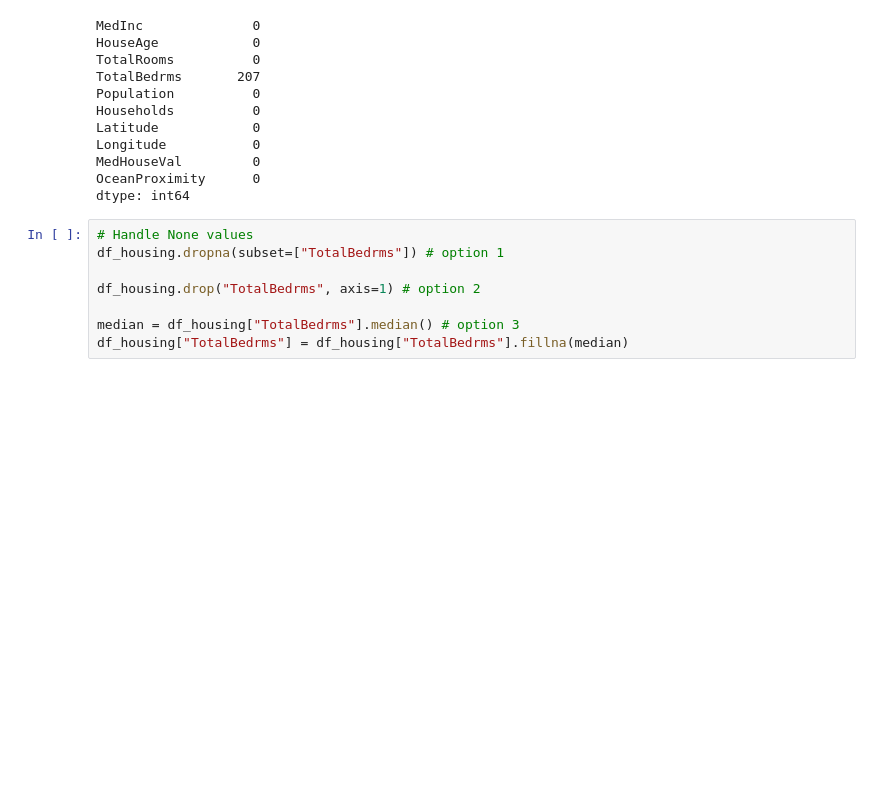
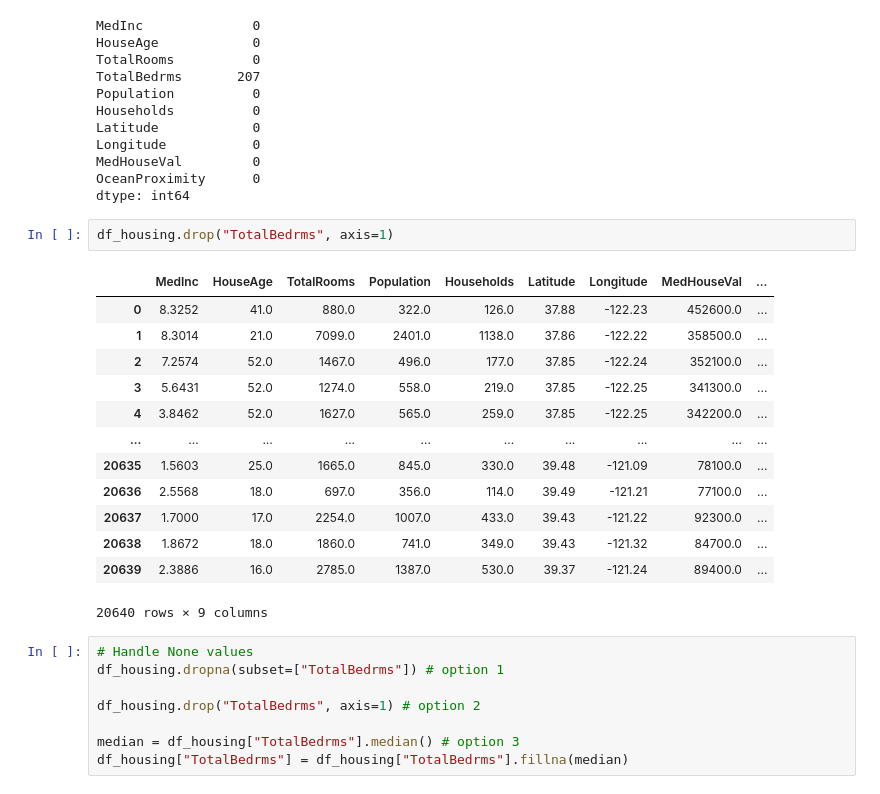
Before and after one commit to tepna/ds-course-materials, a Jupyter notebook: notebooks/lectures/l10_data_preprocessing.ipynb, the cells around one changed output. Cells and saved outputs as stored; diff of their text form; blank space fills up the shorter version.

```diff
--- a/notebooks/lectures/l10_data_preprocessing.ipynb
+++ b/notebooks/lectures/l10_data_preprocessing.ipynb
@@ -370,6 +376,22 @@ Longitude           0
 MedHouseVal         0
 OceanProximity      0
 dtype: int64
+# %%
+df_housing.drop("TotalBedrms", axis=1)
+# %% [output]
+|  | MedInc | HouseAge | TotalRooms | Population | Households | Latitude | Longitude | MedHouseVal | ... |
+| 0 | 8.3252 | 41.0 | 880.0 | 322.0 | 126.0 | 37.88 | -122.23 | 452600.0 | ... |
+| 1 | 8.3014 | 21.0 | 7099.0 | 2401.0 | 1138.0 | 37.86 | -122.22 | 358500.0 | ... |
+| 2 | 7.2574 | 52.0 | 1467.0 | 496.0 | 177.0 | 37.85 | -122.24 | 352100.0 | ... |
+| 3 | 5.6431 | 52.0 | 1274.0 | 558.0 | 219.0 | 37.85 | -122.25 | 341300.0 | ... |
+| 4 | 3.8462 | 52.0 | 1627.0 | 565.0 | 259.0 | 37.85 | -122.25 | 342200.0 | ... |
+| ... | ... | ... | ... | ... | ... | ... | ... | ... | ... |
+| 20635 | 1.5603 | 25.0 | 1665.0 | 845.0 | 330.0 | 39.48 | -121.09 | 78100.0 | ... |
+| 20636 | 2.5568 | 18.0 | 697.0 | 356.0 | 114.0 | 39.49 | -121.21 | 77100.0 | ... |
+| 20637 | 1.7000 | 17.0 | 2254.0 | 1007.0 | 433.0 | 39.43 | -121.22 | 92300.0 | ... |
+| 20638 | 1.8672 | 18.0 | 1860.0 | 741.0 | 349.0 | 39.43 | -121.32 | 84700.0 | ... |
+| 20639 | 2.3886 | 16.0 | 2785.0 | 1387.0 | 530.0 | 39.37 | -121.24 | 89400.0 | ... |
+20640 rows × 9 columns
 # %%
 # Handle None values
 df_housing.dropna(subset=["TotalBedrms"]) # option 1
```
Also changed, not shown: parts of 9 cells of this notebook.
